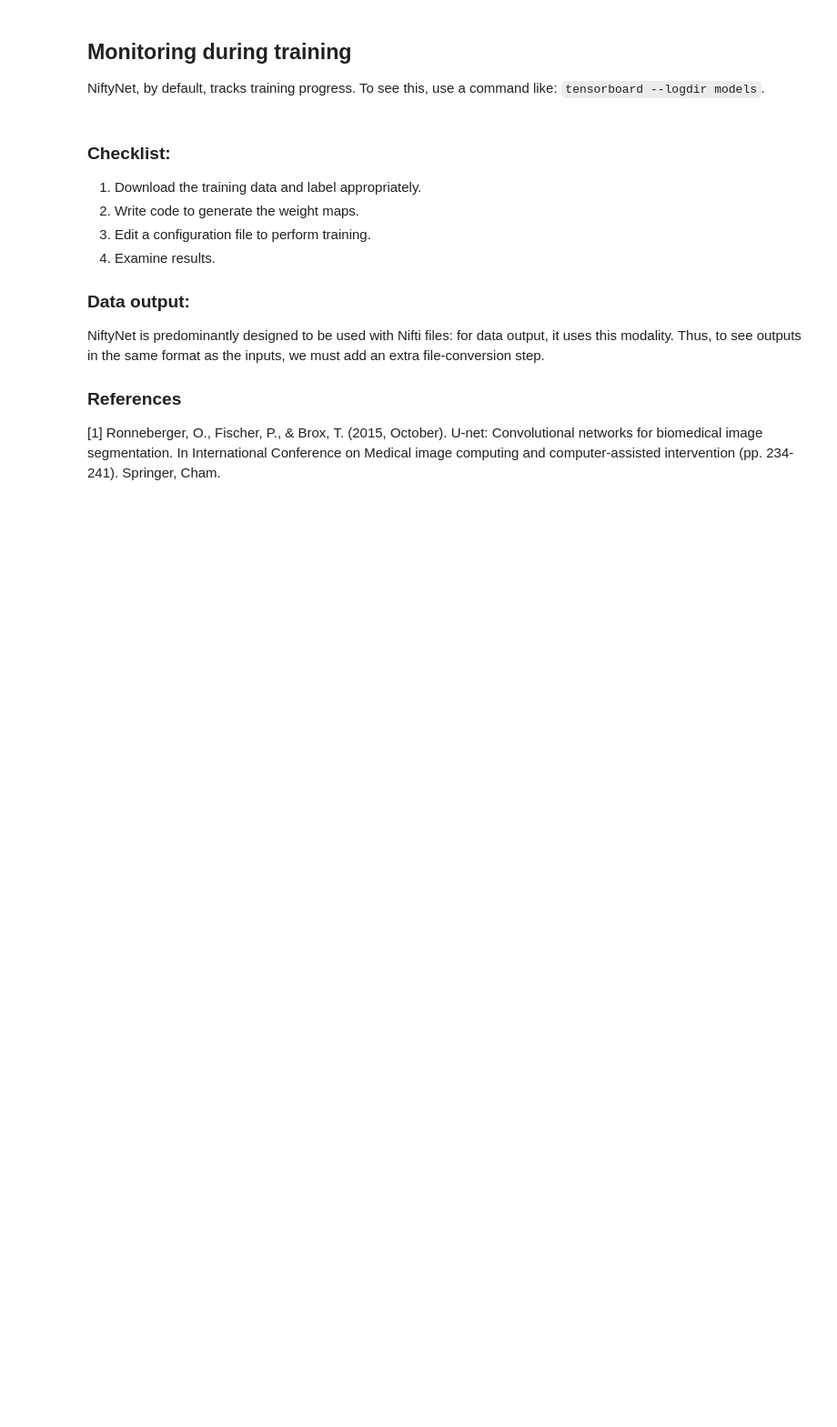
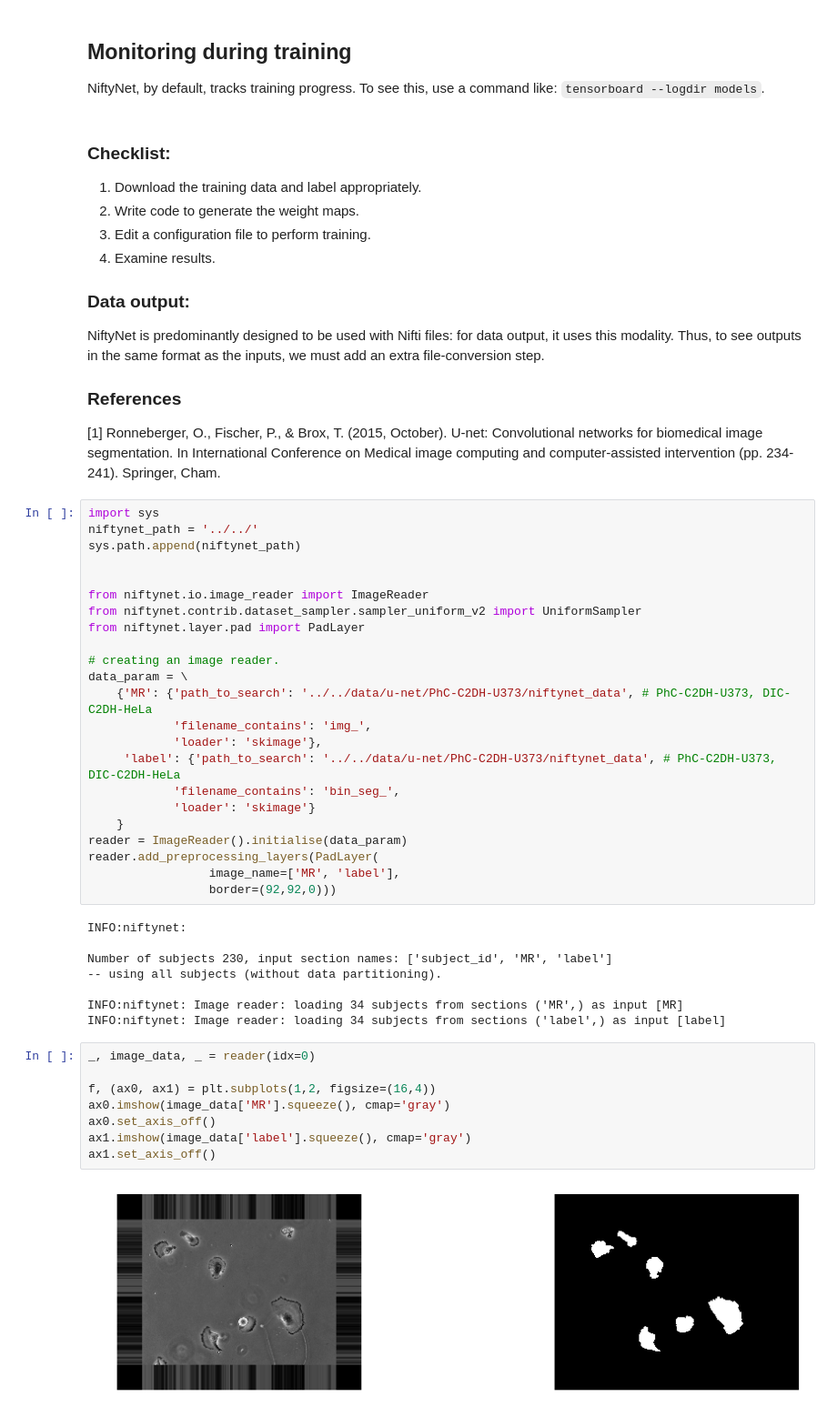
Before and after one commit to NifTK/NiftyNet, a Jupyter notebook: demos/unet/U-Net_Demo.ipynb, the cells around one changed output. Shown at 91% size. Drawn from its saved outputs; the diff is of its cells as text; blank space fills up the shorter version.

```diff
--- a/demos/unet/U-Net_Demo.ipynb
+++ b/demos/unet/U-Net_Demo.ipynb
@@ -369,3 +369,44 @@ NiftyNet is predominantly designed to be used with Nifti files: for data output,
 
 
 [1] Ronneberger, O., Fischer, P., & Brox, T. (2015, October). U-net: Convolutional networks for biomedical image segmentation. In International Conference on Medical image computing and computer-assisted intervention (pp. 234-241). Springer, Cham.
+# %%
+import sys
+niftynet_path = '../../'
+sys.path.append(niftynet_path)
+
+
+from niftynet.io.image_reader import ImageReader
+from niftynet.contrib.dataset_sampler.sampler_uniform_v2 import UniformSampler
+from niftynet.layer.pad import PadLayer
+
+# creating an image reader.
+data_param = \
+    {'MR': {'path_to_search': '../../data/u-net/PhC-C2DH-U373/niftynet_data', # PhC-C2DH-U373, DIC-C2DH-HeLa
+            'filename_contains': 'img_',
+            'loader': 'skimage'},
+     'label': {'path_to_search': '../../data/u-net/PhC-C2DH-U373/niftynet_data', # PhC-C2DH-U373, DIC-C2DH-HeLa
+            'filename_contains': 'bin_seg_',
+            'loader': 'skimage'}
+    }
+reader = ImageReader().initialise(data_param)
+reader.add_preprocessing_layers(PadLayer(
+                 image_name=['MR', 'label'],
+                 border=(92,92,0)))
+# %% [output]
+INFO:niftynet:
+
+Number of subjects 230, input section names: ['subject_id', 'MR', 'label']
+-- using all subjects (without data partitioning).
+
+INFO:niftynet: Image reader: loading 34 subjects from sections ('MR',) as input [MR]
+INFO:niftynet: Image reader: loading 34 subjects from sections ('label',) as input [label]
+# %%
+_, image_data, _ = reader(idx=0)
+
+f, (ax0, ax1) = plt.subplots(1,2, figsize=(16,4))
+ax0.imshow(image_data['MR'].squeeze(), cmap='gray')
+ax0.set_axis_off()
+ax1.imshow(image_data['label'].squeeze(), cmap='gray')
+ax1.set_axis_off()
+# %% [output]
+[figure, added]
```
Also changed, not shown: parts of 6 cells of this notebook, 1 other file.
